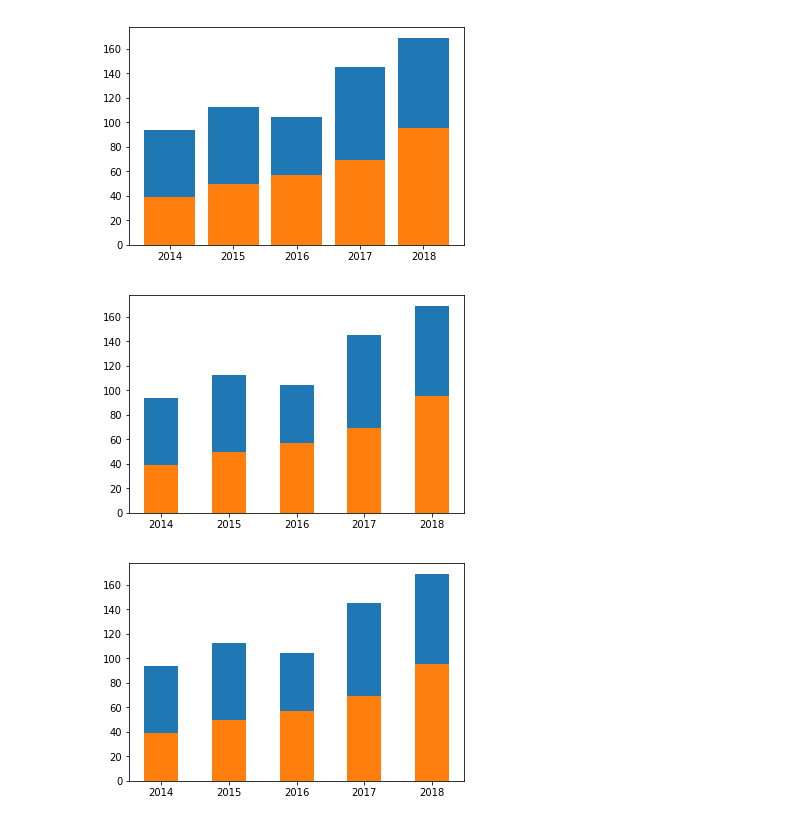
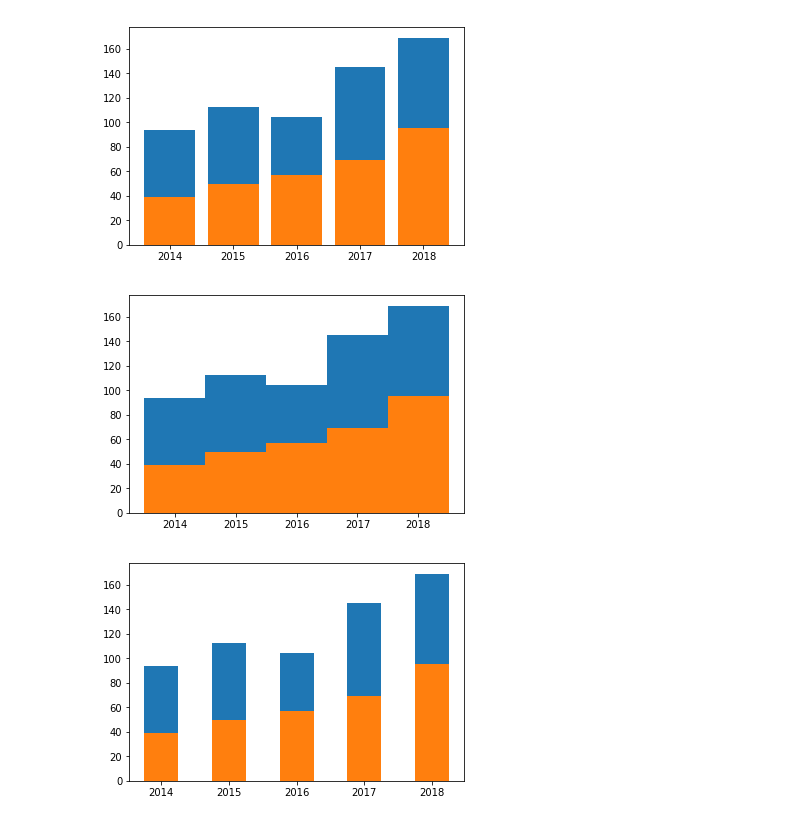
Before and after one commit to tweakershin/python-programming2, a Jupyter notebook: Python Package/02. matplotlib.ipynb, the cells around one changed output. Cells and saved outputs as stored; diff of their text form; code cells hidden in the pictures.

```diff
--- a/Python Package/02. matplotlib.ipynb
+++ b/Python Package/02. matplotlib.ipynb
@@ -571,11 +601,11 @@ plt.show()
 # %% [output]
 [figure]
 # %%
-plt.bar(year,apple_price, width=.5)
-plt.bar(year, ms_price, width=.5)
+plt.bar(year,apple_price, width=1)
+plt.bar(year, ms_price, width=1)
 plt.show()
 # %% [output]
-[figure, old version]
+[figure, new version]
 # %%
 plt.bar(year,apple_price, width=.5)
 plt.bar(year, ms_price, width=.5)
```
Also changed, not shown: parts of 25 cells of this notebook, 4 other files.
